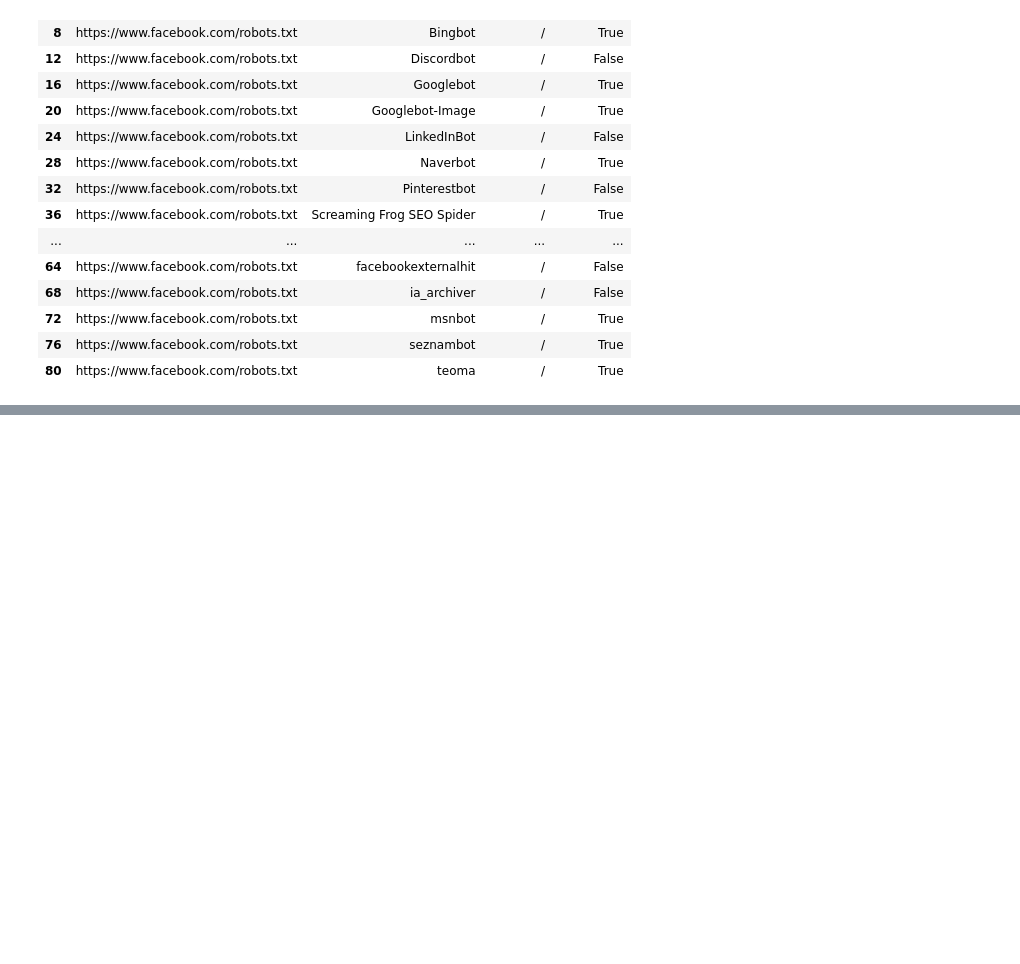
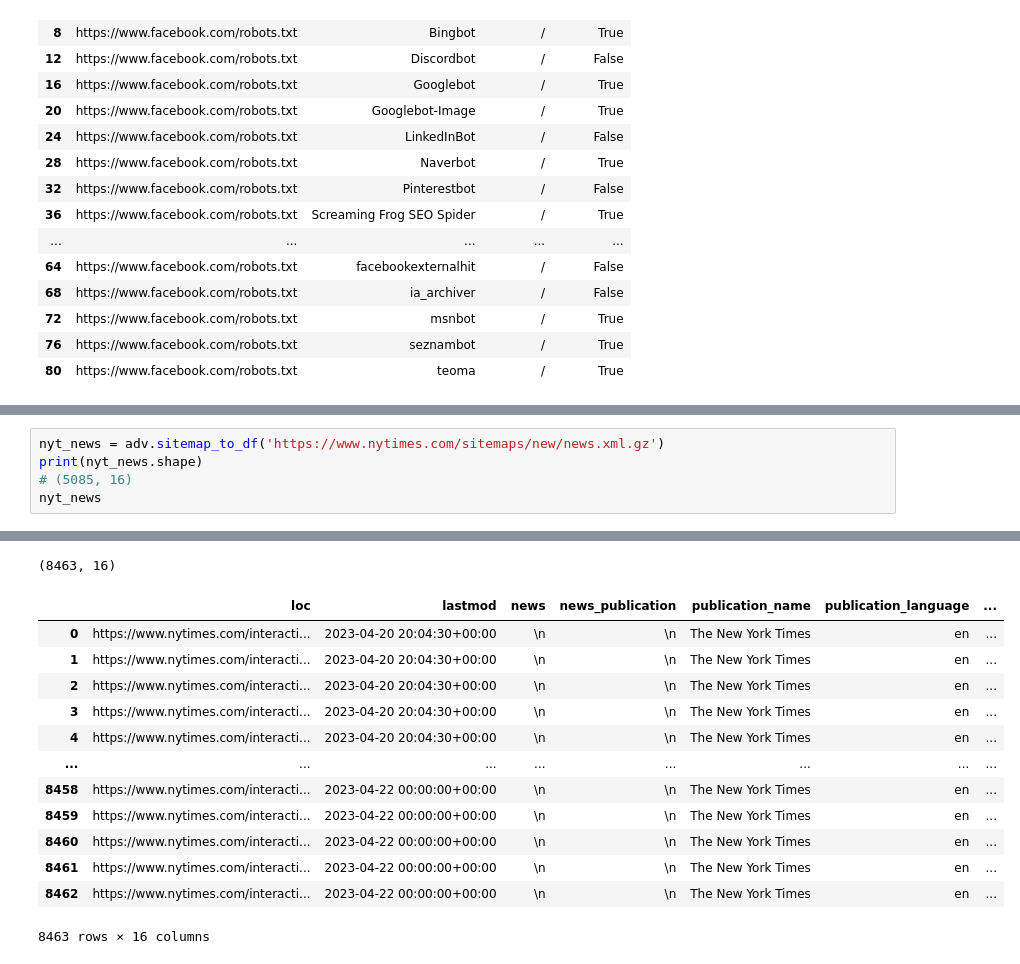
Before and after one commit to georgeyoumansjr/advertools, a Jupyter notebook: useAdvertools/testKeyW.ipynb, the cells around one changed output, grey strips where cells are left out. Drawn from its saved outputs; the diff is of its cells as text; blank space fills up the shorter version.

```diff
--- a/useAdvertools/testKeyW.ipynb
+++ b/useAdvertools/testKeyW.ipynb
@@ -89,0 +148,6 @@ fb_test.query('url_path== "/"')
+# %%
+nyt_news = adv.sitemap_to_df('https://www.nytimes.com/sitemaps/new/news.xml.gz')
+print(nyt_news.shape)
+# (5085, 16)
+nyt_news
+# %% [output]
@@ -89,0 +163,14 @@ fb_test.query('url_path== "/"')
+(8463, 16)
+|  | loc | lastmod | news | news_publication | publication_name | publication_language | ... |
+| 0 | https://www.nytimes.com/interacti... | 2023-04-20 20:04:30+00:00 | \n | \n | The New York Times | en | ... |
+| 1 | https://www.nytimes.com/interacti... | 2023-04-20 20:04:30+00:00 | \n | \n | The New York Times | en | ... |
+| 2 | https://www.nytimes.com/interacti... | 2023-04-20 20:04:30+00:00 | \n | \n | The New York Times | en | ... |
+| 3 | https://www.nytimes.com/interacti... | 2023-04-20 20:04:30+00:00 | \n | \n | The New York Times | en | ... |
+| 4 | https://www.nytimes.com/interacti... | 2023-04-20 20:04:30+00:00 | \n | \n | The New York Times | en | ... |
+| ... | ... | ... | ... | ... | ... | ... | ... |
+| 8458 | https://www.nytimes.com/interacti... | 2023-04-22 00:00:00+00:00 | \n | \n | The New York Times | en | ... |
+| 8459 | https://www.nytimes.com/interacti... | 2023-04-22 00:00:00+00:00 | \n | \n | The New York Times | en | ... |
+| 8460 | https://www.nytimes.com/interacti... | 2023-04-22 00:00:00+00:00 | \n | \n | The New York Times | en | ... |
+| 8461 | https://www.nytimes.com/interacti... | 2023-04-22 00:00:00+00:00 | \n | \n | The New York Times | en | ... |
+| 8462 | https://www.nytimes.com/interacti... | 2023-04-22 00:00:00+00:00 | \n | \n | The New York Times | en | ... |
+8463 rows × 16 columns
```
Also changed, not shown: parts of 20 cells of this notebook, 3 other files.
